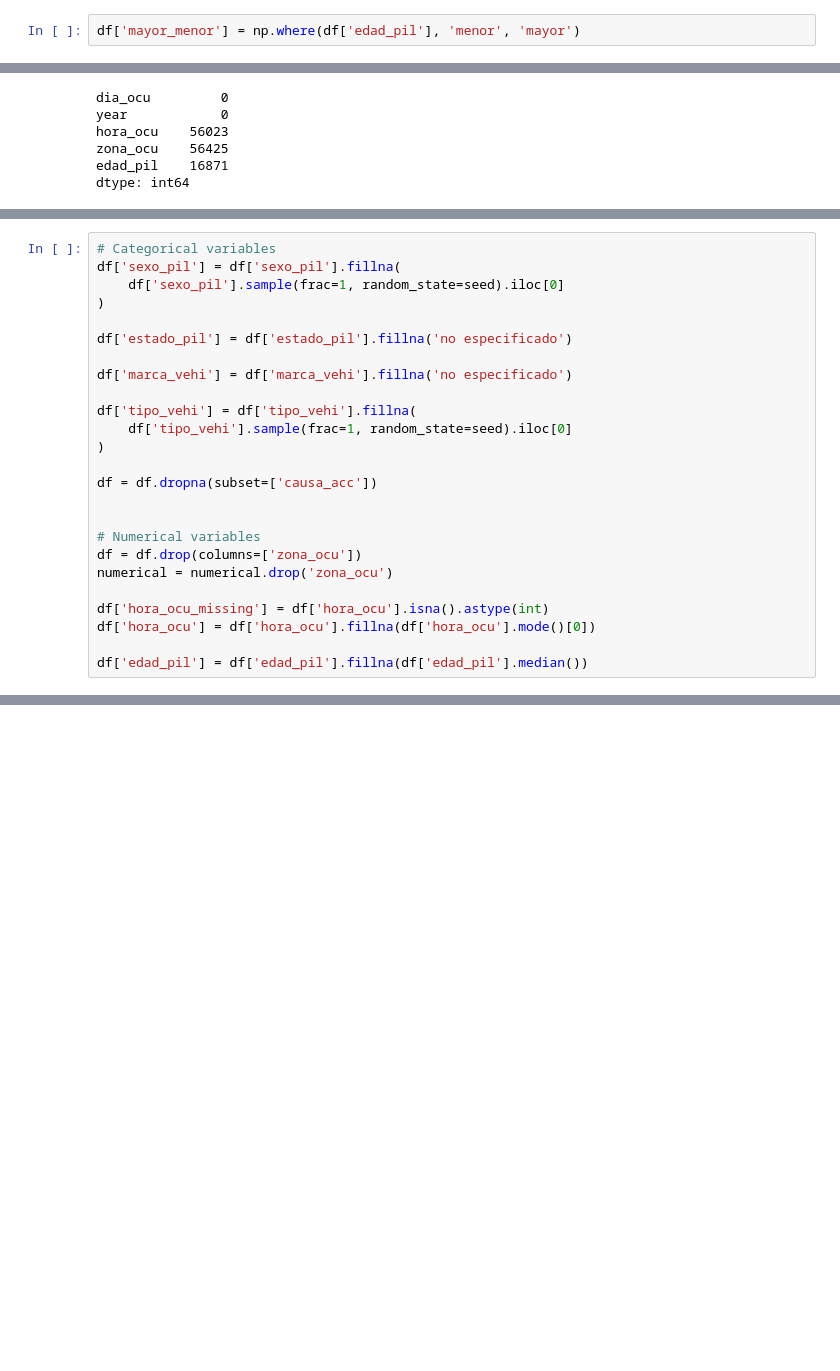
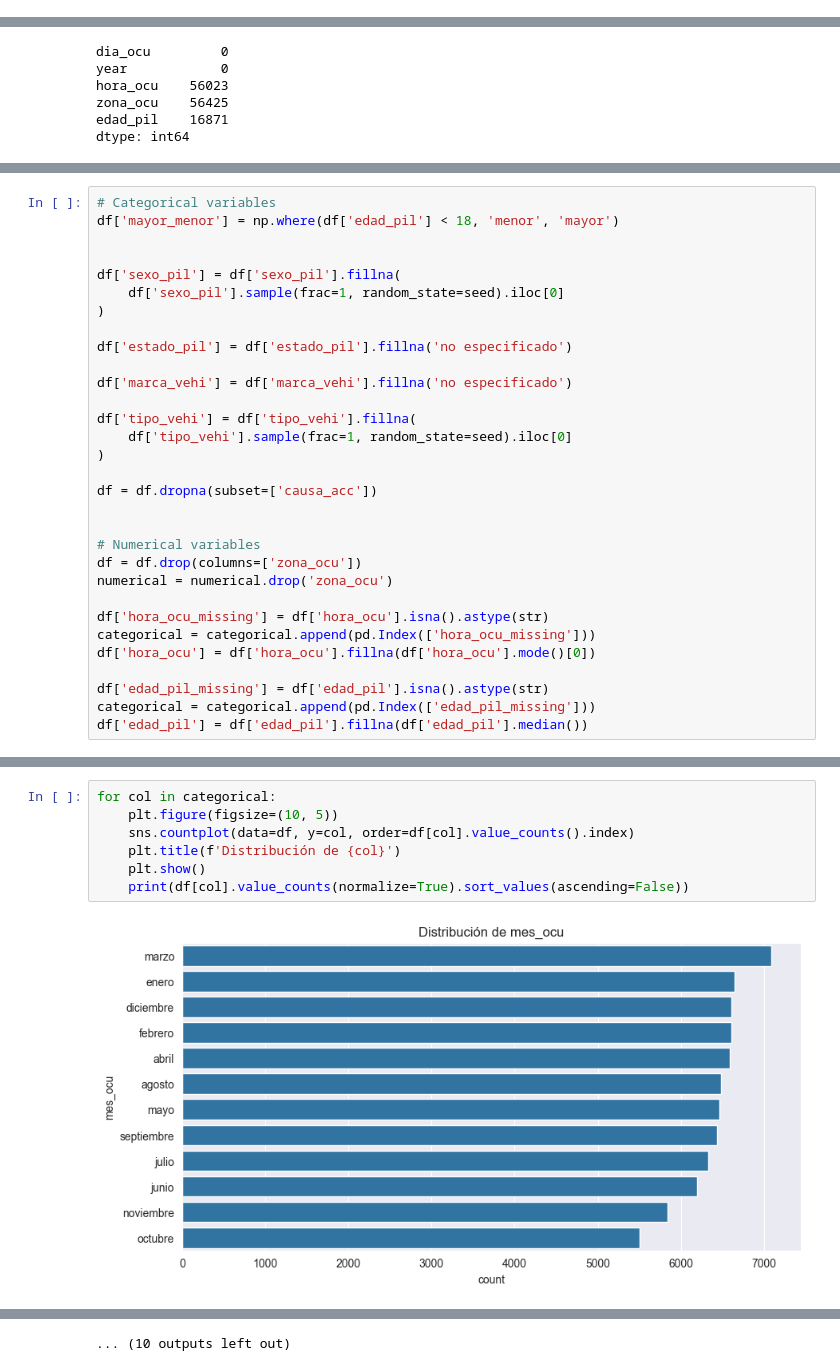
Before and after one commit to FranzCastillo/DM-Car-Incidents-in-GT-Analysis, a Jupyter notebook: Analysis.ipynb, the cells around one changed output, grey strips where cells are left out. Cells and saved outputs as stored; diff of their text form; blank space fills up the shorter version.

```diff
--- a/Analysis.ipynb
+++ b/Analysis.ipynb
@@ -185,5 +183,3 @@ Realizaremos algunos ajustes a los datos de la edad del piloto, particularmente
-# %%
-df['mayor_menor'] = np.where(df['edad_pil'], 'menor', 'mayor')
 # %% [markdown]
 ## Análisis de variables
 # %% [markdown]
@@ -225,5 +222,8 @@ dtype: int64
 # %%
 # Categorical variables
+df['mayor_menor'] = np.where(df['edad_pil'] < 18, 'menor', 'mayor')
+
+
 df['sexo_pil'] = df['sexo_pil'].fillna(
     df['sexo_pil'].sample(frac=1, random_state=seed).iloc[0]
 )
@@ -243,7 +243,10 @@ df = df.dropna(subset=['causa_acc'])
 df = df.drop(columns=['zona_ocu'])
 numerical = numerical.drop('zona_ocu')
 
-df['hora_ocu_missing'] = df['hora_ocu'].isna().astype(int)
+df['hora_ocu_missing'] = df['hora_ocu'].isna().astype(str)
+categorical = categorical.append(pd.Index(['hora_ocu_missing']))
 df['hora_ocu'] = df['hora_ocu'].fillna(df['hora_ocu'].mode()[0])
 
+df['edad_pil_missing'] = df['edad_pil'].isna().astype(str)
+categorical = categorical.append(pd.Index(['edad_pil_missing']))
 df['edad_pil'] = df['edad_pil'].fillna(df['edad_pil'].median())
@@ -249,0 +256,9 @@ df['edad_pil'] = df['edad_pil'].fillna(df['edad_pil'].median())
+# %%
+for col in categorical:
+    plt.figure(figsize=(10, 5))
+    sns.countplot(data=df, y=col, order=df[col].value_counts().index)
+    plt.title(f'Distribución de {col}')
+    plt.show()
+    print(df[col].value_counts(normalize=True).sort_values(ascending=False))
+# %% [output]
+[figure, added]
@@ -249,0 +323 @@ df['edad_pil'] = df['edad_pil'].fillna(df['edad_pil'].median())
+... (10 outputs left out)
```
Also changed, not shown: parts of 7 cells of this notebook.
